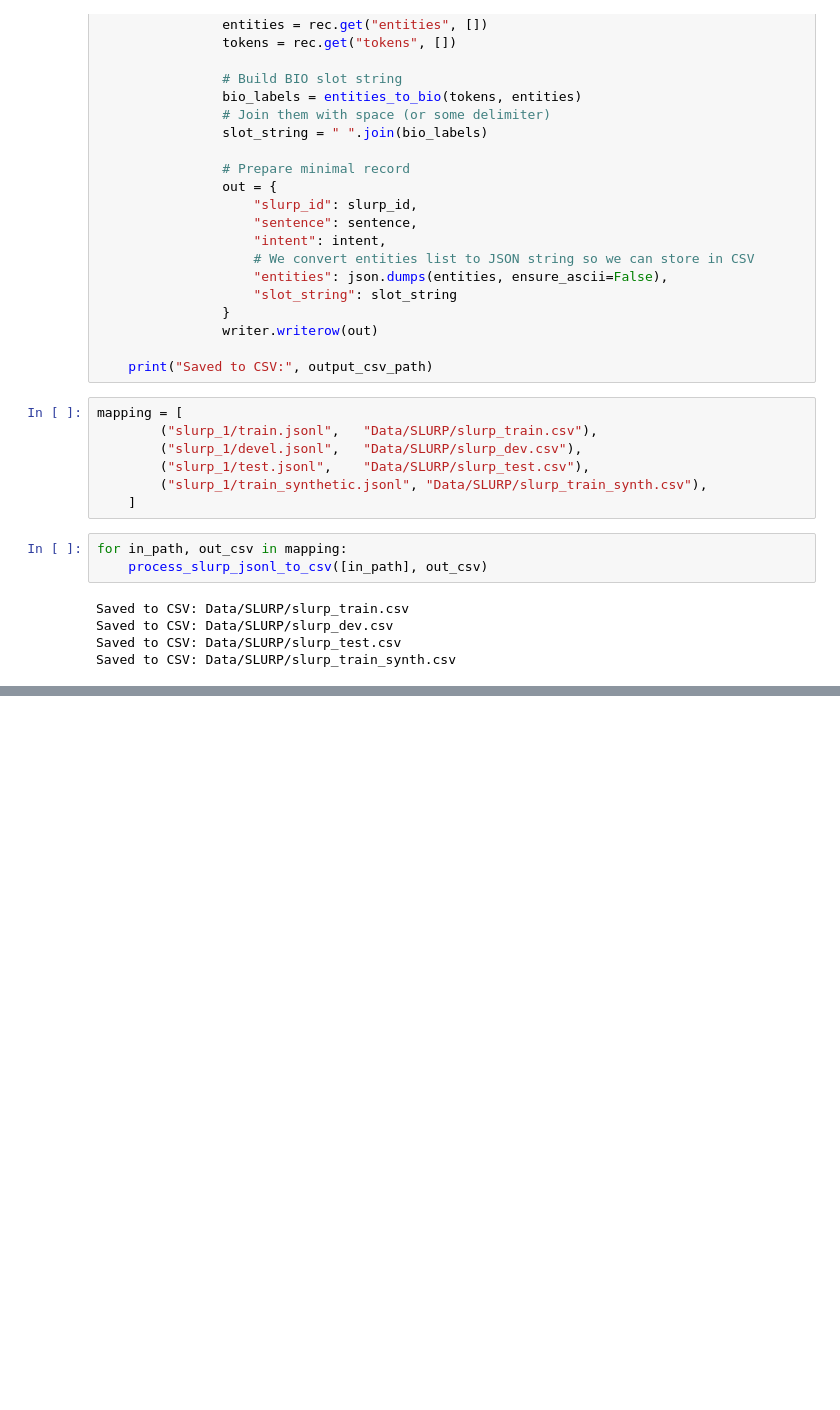
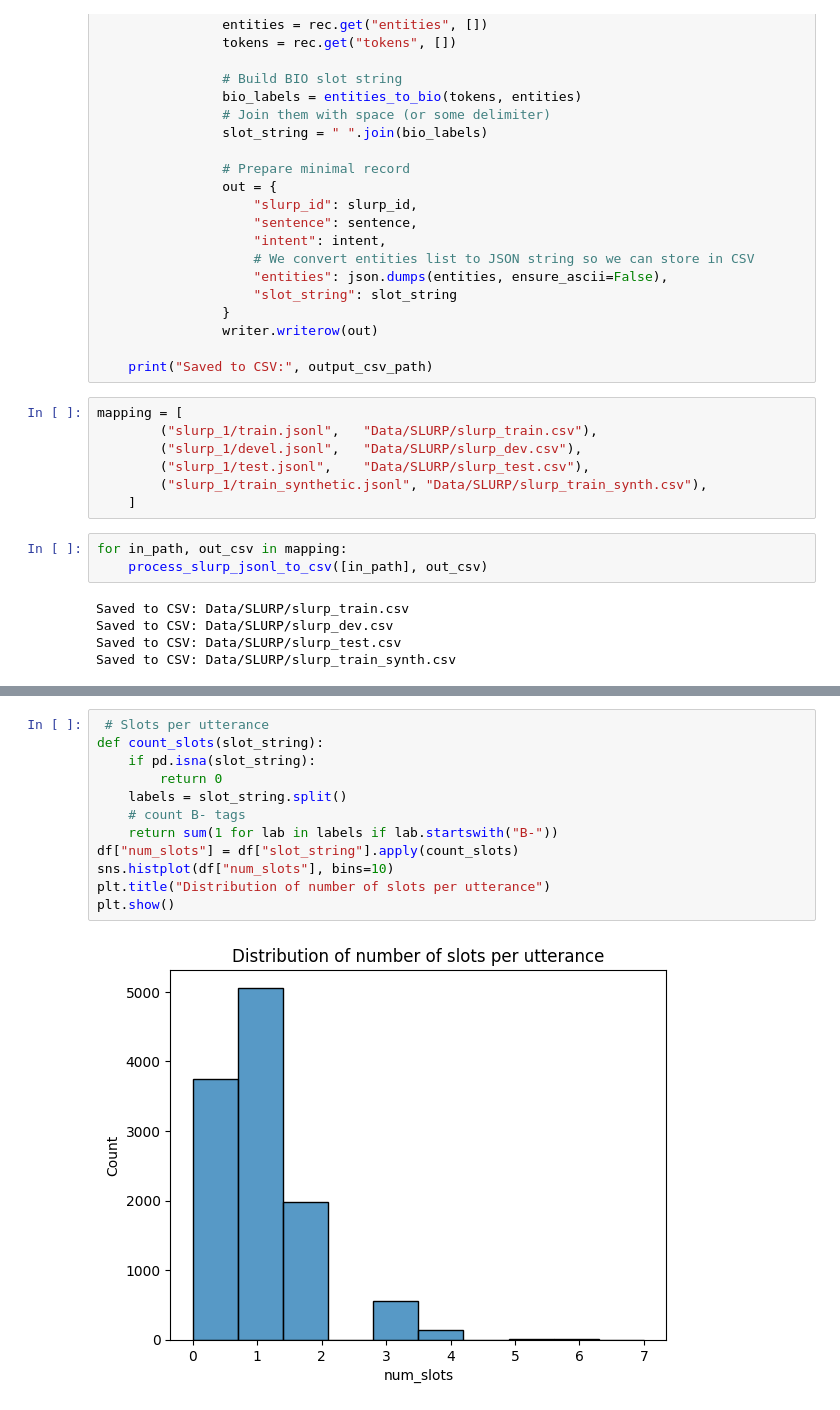
Before and after one commit to dhairya8luthra/Assignment_2_NLP, a Jupyter notebook: Assignment_2.ipynb, the cells around one changed output, grey strips where cells are left out. Saved outputs shown, nothing was run; the diff lists cells and outputs as text; blank space fills up the shorter version.

```diff
--- a/Assignment_2.ipynb
+++ b/Assignment_2.ipynb
@@ -164,0 +205,14 @@ Saved to CSV: Data/SLURP/slurp_train_synth.csv
+# %%
+ # Slots per utterance
+def count_slots(slot_string):
+    if pd.isna(slot_string):
+        return 0
+    labels = slot_string.split()
+    # count B- tags
+    return sum(1 for lab in labels if lab.startswith("B-"))
+df["num_slots"] = df["slot_string"].apply(count_slots)
+sns.histplot(df["num_slots"], bins=10)
+plt.title("Distribution of number of slots per utterance")
+plt.show()
+# %% [output]
+[figure, added]
```
Also changed, not shown: parts of 10 cells of this notebook.
